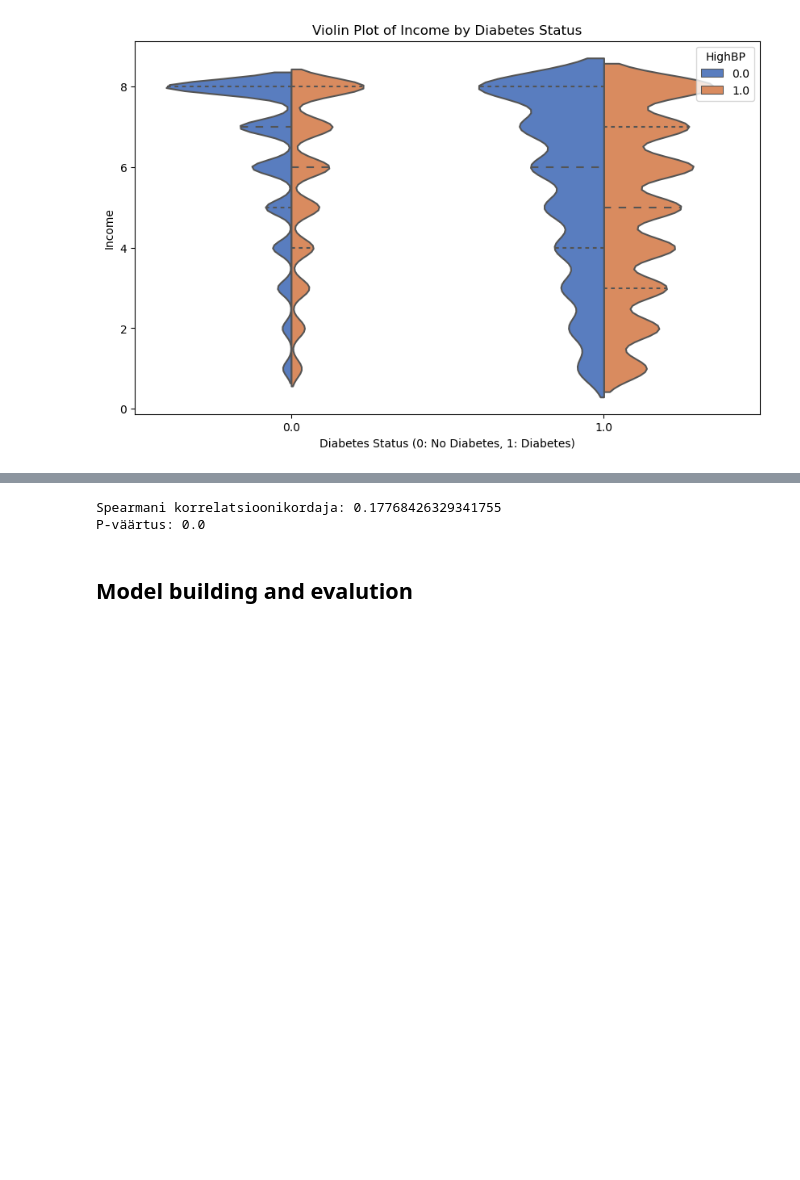
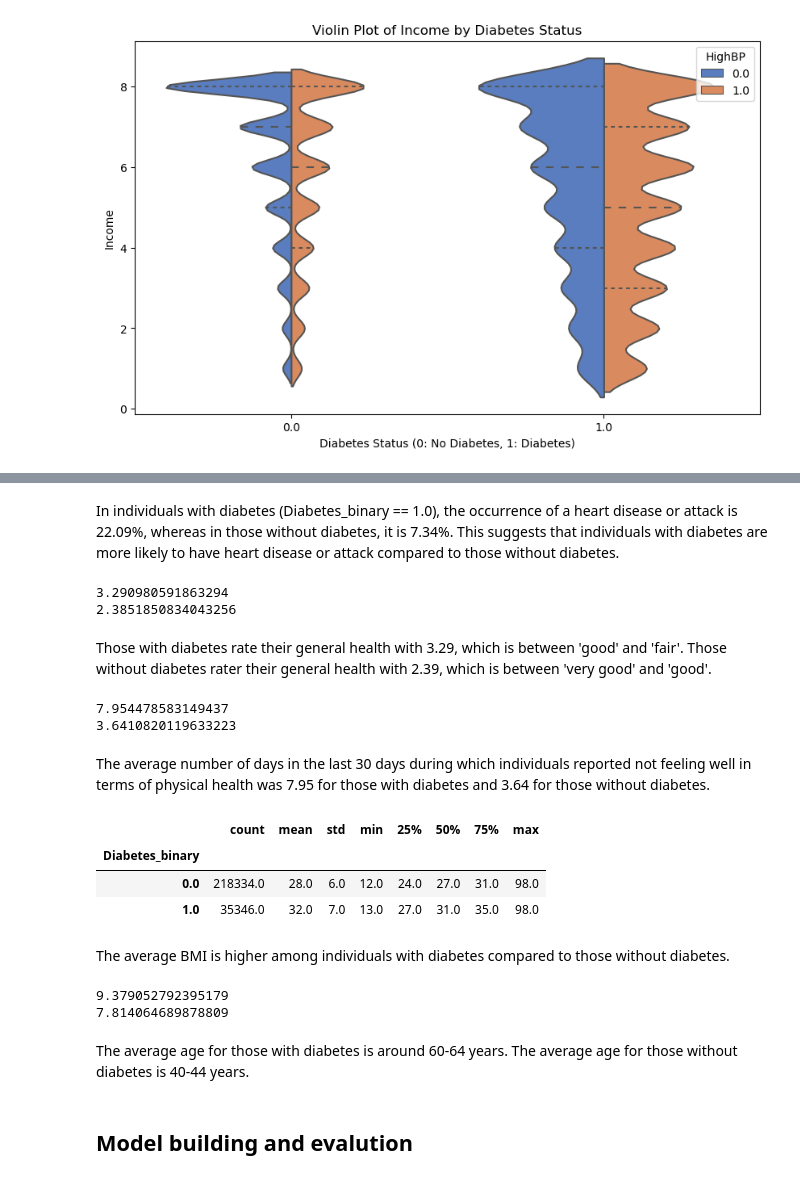
Before and after one commit to KristinaKatarina/ID2023, a Jupyter notebook: Projekt.ipynb, the cells around one changed output, grey strips where cells are left out. Cells and saved outputs as stored; diff of their text form; code cells hidden in the pictures; blank space fills up the shorter version.

```diff
--- a/Projekt.ipynb
+++ b/Projekt.ipynb
@@ -196,15 +239,54 @@ for feature in selected_features:
+# %% [markdown]
+In individuals with diabetes (Diabetes_binary == 1.0), the occurrence of a heart disease or attack is 22.09%, whereas in those without diabetes, it is 7.34%. This suggests that individuals with diabetes are more likely to have heart disease or attack compared to those without diabetes.
+# %%
+df_no = df[df['Diabetes_binary'] == 0]
+df_yes = df[df['Diabetes_binary'] == 1]
+df_no_genhlth = df_no['GenHlth']
+df_yes_genhlth = df_yes['GenHlth']
+
+print(df_yes_genhlth.mean())
+print(df_no_genhlth.mean())
+# %% [output]
+3.290980591863294
+2.3851850834043256
+# %% [markdown]
+Those with diabetes rate their general health with 3.29, which is between 'good' and 'fair'.
+Those without diabetes rater their general health with 2.39, which is between 'very good' and 'good'.
+# %%
+df_no = df[df['Diabetes_binary'] == 0]
+df_yes = df[df['Diabetes_binary'] == 1]
+df_no_physhlth = df_no['PhysHlth']
+df_yes_physhlth = df_yes['PhysHlth']
+
+print(df_yes_physhlth.mean())
+print(df_no_physhlth.mean())
+# %% [output]
+7.954478583149437
+3.6410820119633223
+# %% [markdown]
+The average number of days in the last 30 days during which individuals reported not feeling well in terms of physical health was 7.95 for those with diabetes and 3.64 for those without diabetes.
 # %%
-# nii saaksime võrrelda, kas kahe tunnuse vahel on seos, aga ma ei tea,
-# kui õigesti see praegu töötab
-
-from scipy.stats import spearmanr
-
-correlation, p_value = spearmanr(df['Diabetes_binary'], df['Age'])
-
-print(f"Spearmani korrelatsioonikordaja: {correlation}")
-print(f"P-väärtus: {p_value}")
+df.groupby('Diabetes_binary')['BMI'].describe().round()
 # %% [output]
-Spearmani korrelatsioonikordaja: 0.17768426329341755
-P-väärtus: 0.0
+|  | count | mean | std | min | 25% | 50% | 75% | max |
+| Diabetes_binary |  |  |  |  |  |  |  |  |
+| 0.0 | 218334.0 | 28.0 | 6.0 | 12.0 | 24.0 | 27.0 | 31.0 | 98.0 |
+| 1.0 | 35346.0 | 32.0 | 7.0 | 13.0 | 27.0 | 31.0 | 35.0 | 98.0 |
+# %% [markdown]
+The average BMI is higher among individuals with diabetes compared to those without diabetes.
+# %%
+df_no = df[df['Diabetes_binary'] == 0]
+df_yes = df[df['Diabetes_binary'] == 1]
+df_no_age = df_no['Age']
+df_yes_age = df_yes['Age']
+
+print(df_yes_age.mean())
+print(df_no_age.mean())
+# %% [output]
+9.379052792395179
+7.814064689878809
+# %% [markdown]
+The average age for those with diabetes is around 60-64 years.
+The average age for those without diabetes is 40-44 years.
 # %% [markdown]
 ## Model building and evalution
```
Also changed, not shown: parts of 34 cells of this notebook.
